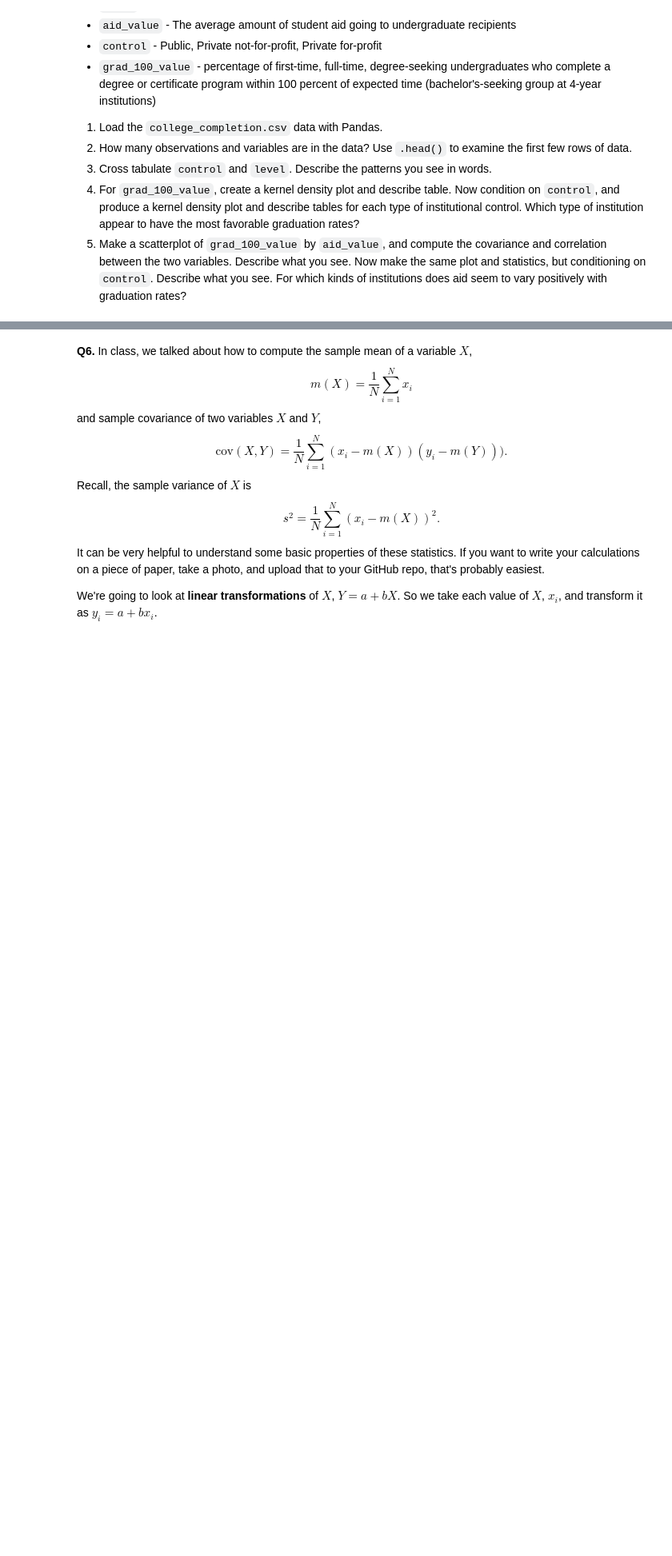
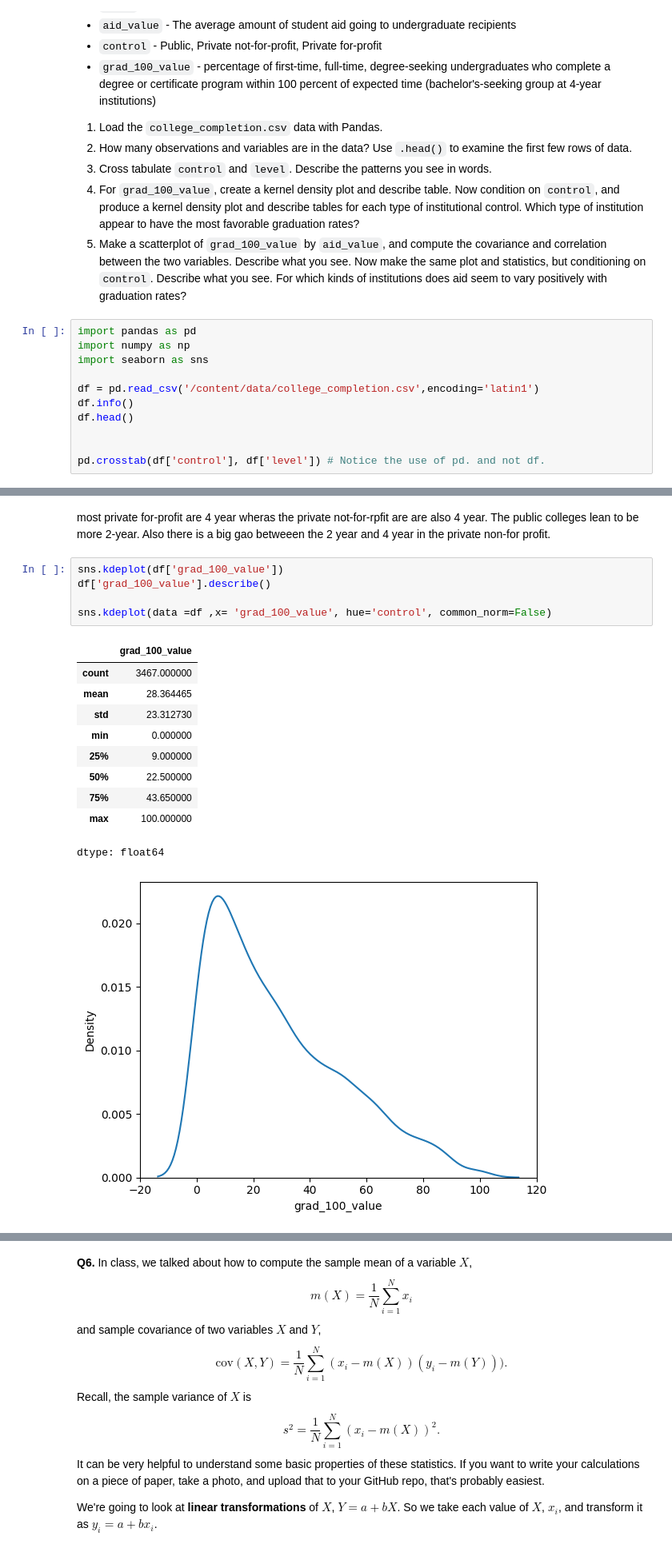
Before and after one commit to SafaaMahbub/undergrad_ml_assignments, a Jupyter notebook: 01_assignment_wrangling_and_eda.ipynb, the cells around one changed output, grey strips where cells are left out. Shown at 80% size. Cells and saved outputs as stored; diff of their text form; blank space fills up the shorter version.

```diff
--- a/01_assignment_wrangling_and_eda.ipynb
+++ b/01_assignment_wrangling_and_eda.ipynb
@@ -335,3 +429,14 @@ We'll use the `college_completion.csv` dataset from the US Department of Educati
 3. Cross tabulate `control` and `level`. Describe the patterns you see in words.
 4. For `grad_100_value`, create a kernel density plot and describe table. Now condition on `control`, and produce a kernel density plot and describe tables for each type of institutional control. Which type of institution appear to have the most favorable graduation rates?
 5. Make a scatterplot of `grad_100_value` by `aid_value`, and compute the covariance and correlation between the two variables. Describe what you see. Now make the same plot and statistics, but conditioning on `control`. Describe what you see. For which kinds of institutions does aid seem to vary positively with graduation rates?
+# %%
+import pandas as pd
+import numpy as np
+import seaborn as sns
+
+df = pd.read_csv('/content/data/college_completion.csv',encoding='latin1')
+df.info()
+df.head()
+
+
+pd.crosstab(df['control'], df['level']) # Notice the use of pd. and not df.
@@ -337,0 +466,19 @@ We'll use the `college_completion.csv` dataset from the US Department of Educati
+# %% [markdown]
+most private for-profit are 4 year wheras the private not-for-rpfit are are also 4 year. The public colleges lean to be more 2-year. Also there is a big gao betweeen the 2 year and 4 year in the private non-for profit.
+# %%
+sns.kdeplot(df['grad_100_value'])
+df['grad_100_value'].describe()
+
+sns.kdeplot(data =df ,x= 'grad_100_value', hue='control', common_norm=False)
+# %% [output]
+|  | grad_100_value |
+| count | 3467.000000 |
+| mean | 28.364465 |
+| std | 23.312730 |
+| min | 0.000000 |
+| 25% | 9.000000 |
+| 50% | 22.500000 |
+| 75% | 43.650000 |
+| max | 100.000000 |
+dtype: float64
+[figure, added]
```
Also changed, not shown: parts of 14 cells of this notebook.
